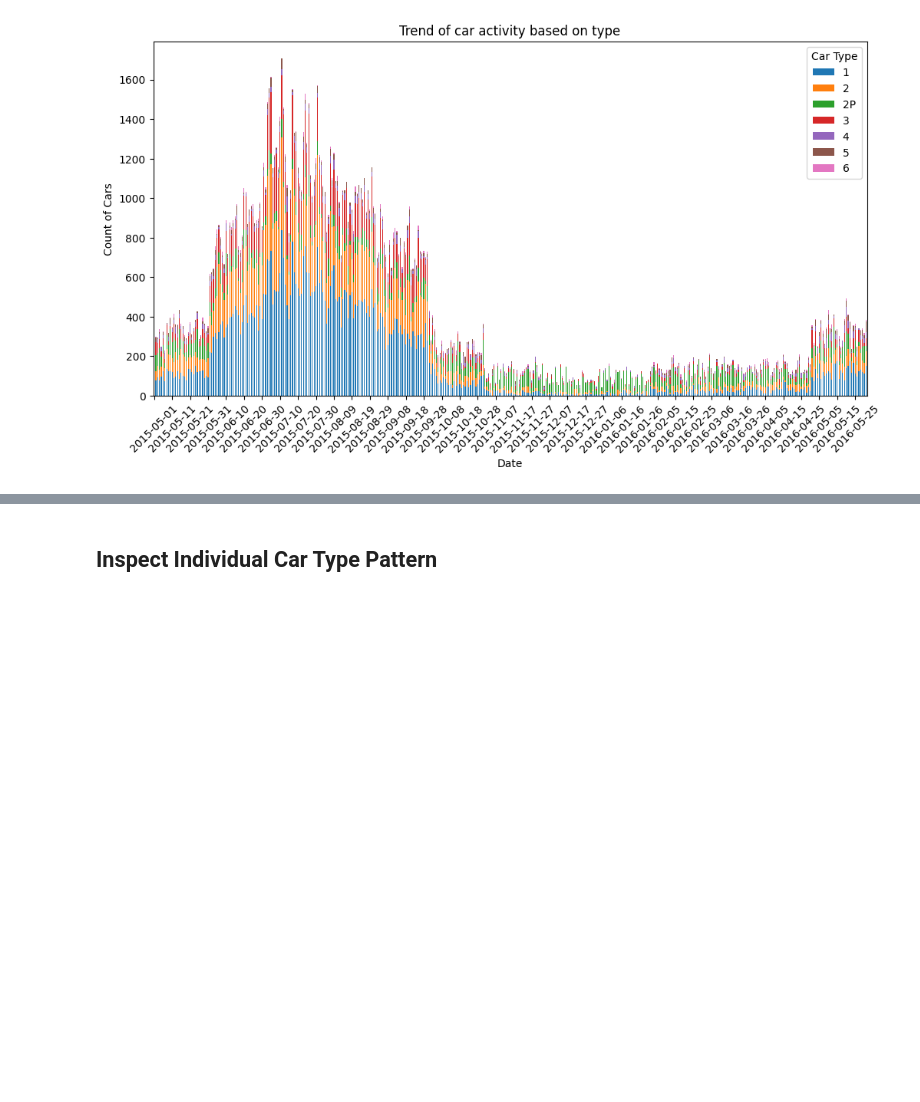
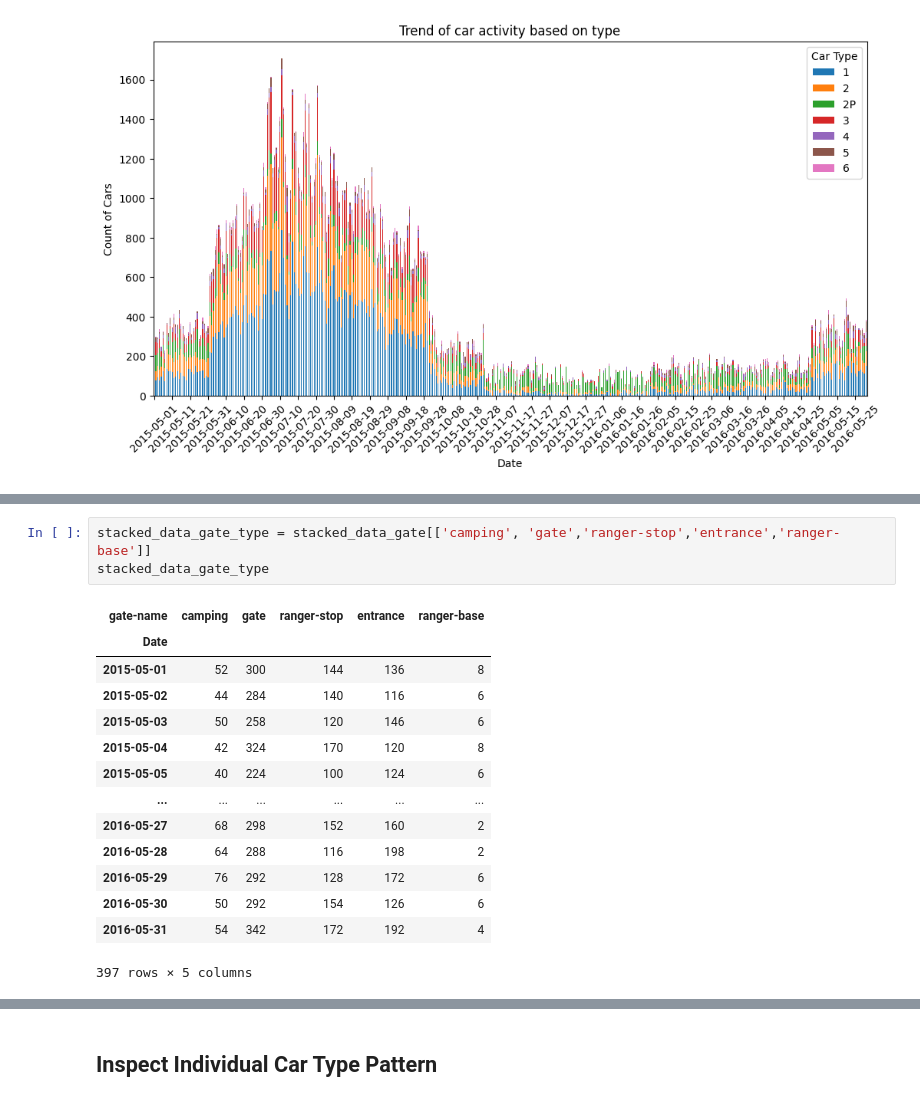
Before and after one commit to ssusnea/sds235-hw3, a Jupyter notebook: traffic_analysis.ipynb, the cells around one changed output, grey strips where cells are left out. Cells and saved outputs as stored; diff of their text form; blank space fills up the shorter version.

```diff
--- a/traffic_analysis.ipynb
+++ b/traffic_analysis.ipynb
@@ -58,0 +115,18 @@ plt.show()
+# %%
+stacked_data_gate_type = stacked_data_gate[['camping', 'gate','ranger-stop','entrance','ranger-base']]
+stacked_data_gate_type
+# %% [output]
+| gate-name | camping | gate | ranger-stop | entrance | ranger-base |
+| Date |  |  |  |  |  |
+| 2015-05-01 | 52 | 300 | 144 | 136 | 8 |
+| 2015-05-02 | 44 | 284 | 140 | 116 | 6 |
+| 2015-05-03 | 50 | 258 | 120 | 146 | 6 |
+| 2015-05-04 | 42 | 324 | 170 | 120 | 8 |
+| 2015-05-05 | 40 | 224 | 100 | 124 | 6 |
+| ... | ... | ... | ... | ... | ... |
+| 2016-05-27 | 68 | 298 | 152 | 160 | 2 |
+| 2016-05-28 | 64 | 288 | 116 | 198 | 2 |
+| 2016-05-29 | 76 | 292 | 128 | 172 | 6 |
+| 2016-05-30 | 50 | 292 | 154 | 126 | 6 |
+| 2016-05-31 | 54 | 342 | 172 | 192 | 4 |
+397 rows × 5 columns
```
Also changed, not shown: parts of 9 cells of this notebook.
